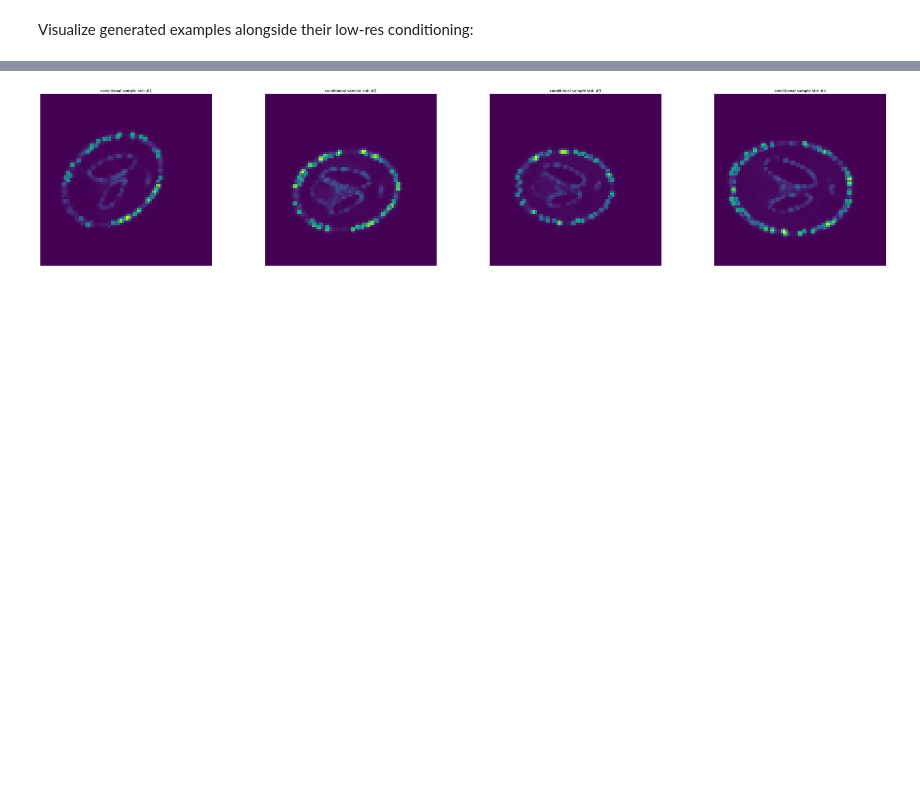
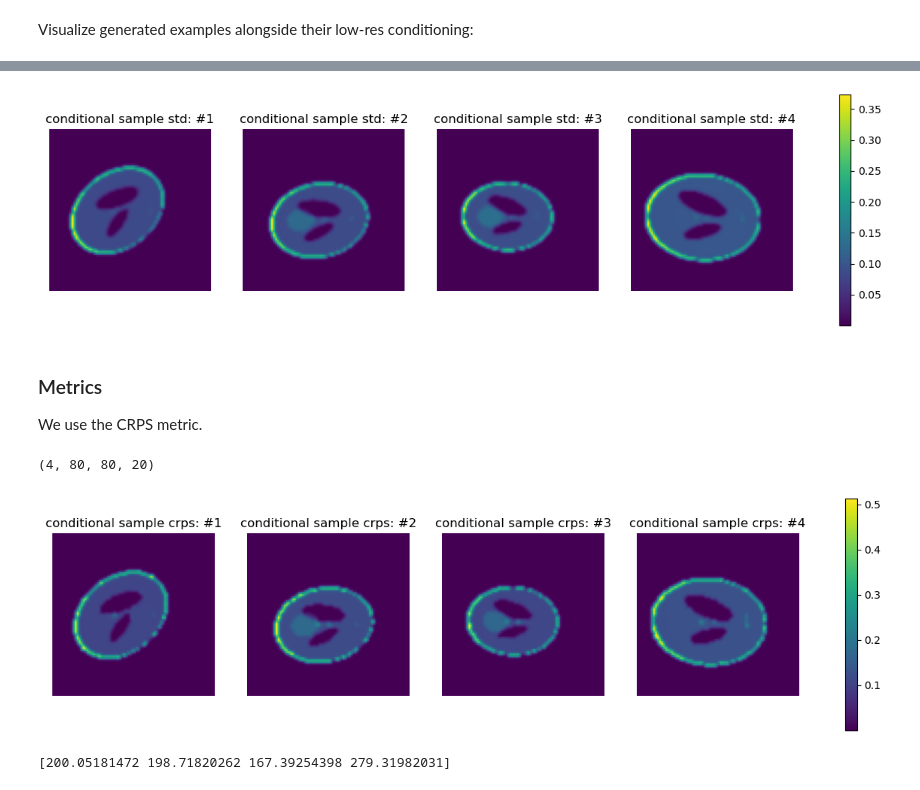
Before and after one commit to maguerrap/Inverse_Scattering, a Jupyter notebook: Notebooks/guided_diffusion_conditional.ipynb, the cells around one changed output, grey strips where cells are left out. Cells and saved outputs as stored; diff of their text form; code cells hidden in the pictures; blank space fills up the shorter version.

```diff
--- a/Notebooks/guided_diffusion_conditional.ipynb
+++ b/Notebooks/guided_diffusion_conditional.ipynb
@@ -376,15 +383,19 @@ for i in range(batch_size_test):
 # %%
 std_conds = np.zeros((batch_size_test,80,80))
 for i in range(batch_size_test):
-    std_conds[i,:,:] = np.std((cond_samples_denorm[i,0,:,:,0],cond_samples_denorm[i,1,:,:,0],cond_samples_denorm[i,2,:,:,0],
-              cond_samples_denorm[i,3,:,:,0],cond_samples_denorm[i,4,:,:,0]), axis=0, ddof=1)
+    std_conds[i,:,:] = np.std(cond_samples_denorm[i,:,:,:,0], axis=0, ddof=1)
 # %%
-fig, axs = plt.subplots(1,batch_size_test,figsize=(batch_size*2.5, 8))
+fig, axs = plt.subplots(1,batch_size_test,figsize=(batch_size, 4))
 for i in range(batch_size_test):
-    im = axs[i].imshow(std_conds[i, :, :])# vmin=0, vmax=255)
+    im = axs[i].imshow(std_conds[i, :, :])#, vmin=0, vmax=1.0)
     axs[i].set_title(f"conditional sample std: #{i + 1}")
     axs[i].axis("off")
-plt.tight_layout()
+fig.colorbar(im,ax=axs[:], location="right")
+#plt.tight_layout()
 plt.show()
 # %% [output]
-[figure, old version]
+[figure, new version]
+# %% [markdown]
+### Metrics
+
+We use the CRPS metric.
@@ -390,0 +404,21 @@ plt.show()
+# %%
+cond_samples_metric = np.swapaxes(np.swapaxes(cond_samples_denorm[:,:,:,:,0],1,2),2,3)
+# %%
+cond_samples_metric.shape
+# %% [output]
+(4, 80, 80, 20)
+# %%
+crpss = np.zeros((batch_size_test,80,80))
+for i in range(batch_size_test):
+    crpss[i,:,:] = metrics.probabilistic_forecast.crps(cond_samples_metric[i,:,:,:], test_batch_eta["eta"][i, :, :, 0], ensemble_axis=-1)
+# %%
+fig, axs = plt.subplots(1,batch_size_test,figsize=(batch_size, 4))
+for i in range(batch_size_test):
+    im = axs[i].imshow(crpss[i, :, :])#, vmin=-2.5, vmax=2.5)
+    axs[i].set_title(f"conditional sample crps: #{i + 1}")
+    axs[i].axis("off")
+fig.colorbar(im,ax=axs[:], location="right")
+#plt.tight_layout()
+plt.show()
+# %% [output]
+[figure, added]
@@ -390,0 +430,4 @@ plt.show()
+# %%
+print(crpss_1)
+# %% [output]
+[200.05181472 198.71820262 167.39254398 279.31982031]
```
Also changed, not shown: parts of 9 cells of this notebook.
